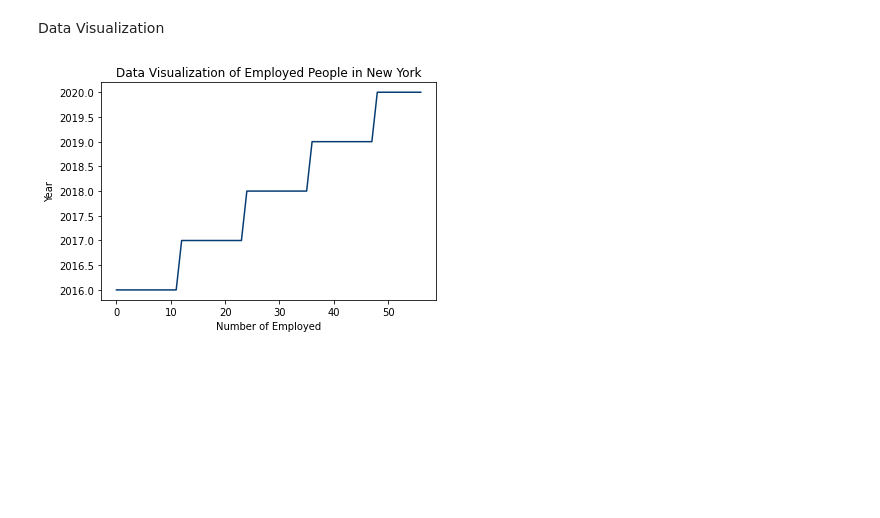
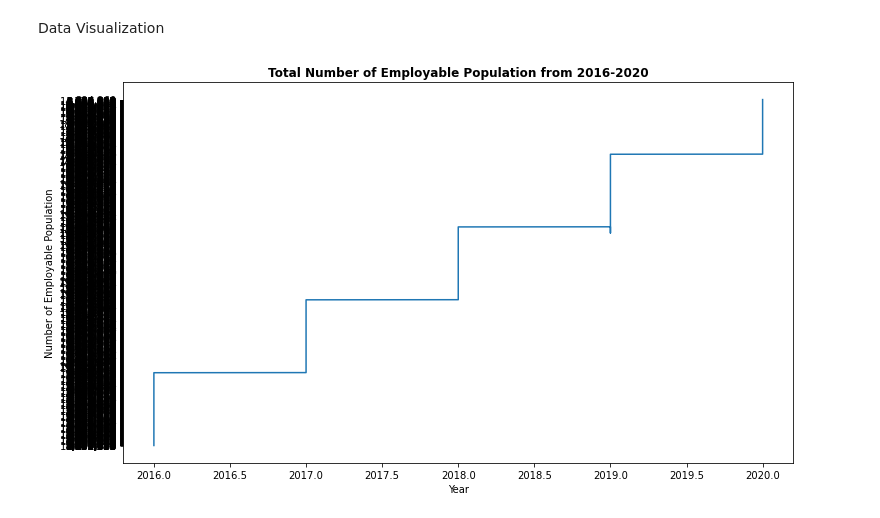
Before and after one commit to maezie19-02475/3206-The-Conquerors, a Jupyter notebook: COVID_19_DESCRIPTIVE_ANALYSIS_INFORMATION_AND_IMPACT_ON_EMPLOYMENT.ipynb, the cells around one changed output. Drawn from its saved outputs; the diff is of its cells as text; code cells hidden in the pictures; blank space fills up the shorter version.

Commit message:
Adding Data Visualization Code and others

```diff
--- a/COVID_19_DESCRIPTIVE_ANALYSIS_INFORMATION_AND_IMPACT_ON_EMPLOYMENT.ipynb
+++ b/COVID_19_DESCRIPTIVE_ANALYSIS_INFORMATION_AND_IMPACT_ON_EMPLOYMENT.ipynb
@@ -193,15 +164,18 @@ data.head(2910)
 # %% [markdown]
 Data Visualization
-# %%
-enti = data.loc[data['State'] == "New York"]
-
-a = py.array(enti['Year'])
-
-plt.plot(a, c="#063c72")
-plt.title("Data Visualization of Employed People in New York")
-plt.xlabel("Number of Employed")
-plt.ylabel("Year")
-
-plt.show()
-# %% [output]
-[figure, removed]
+# %%
+Year = data["Year"]
+Population = data["Employable Population"]
+
+rcy = plt.figure()
+rcy.set_figwidth(12)
+rcy.set_figheight(7)
+
+plt.plot(Year, Population)
+plt.title("Total Number of Employable Population from 2016-2020", fontweight="bold")
+plt.xlabel("Year")
+plt.ylabel("Number of Employable Population")
+plt.grid(color = 'white', linestyle = '-', linewidth = 0.5)
+plt.show()
+# %% [output]
+[figure, added]
```
Also changed, not shown: parts of 8 cells of this notebook.
